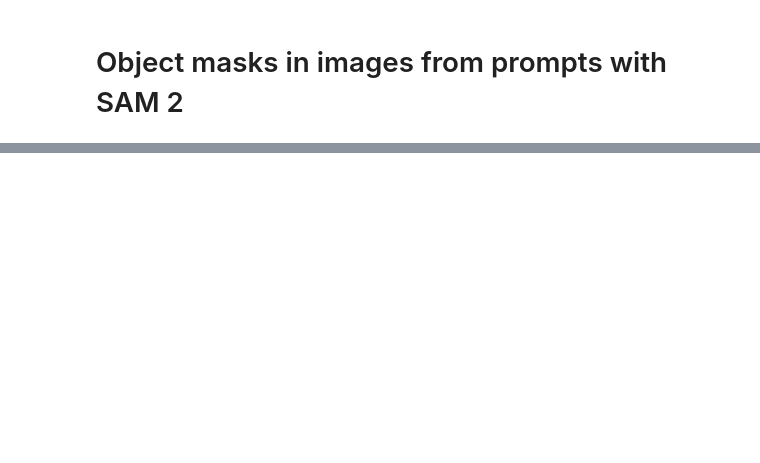
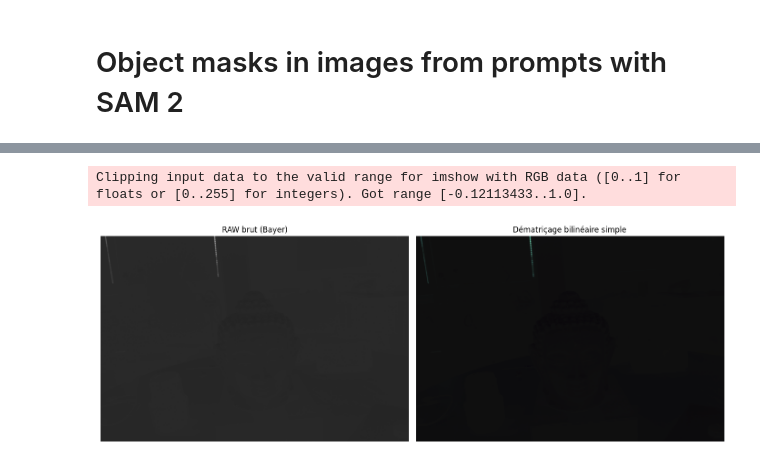
Before and after one commit to Romain-Malinge/Stray-light-elimination, a Jupyter notebook: differance.ipynb, the cells around one changed output, grey strips where cells are left out. Saved outputs shown, nothing was run; the diff lists cells and outputs as text; code cells hidden in the pictures; blank space fills up the shorter version.

```diff
--- a/differance.ipynb
+++ b/differance.ipynb
@@ -18,0 +98,6 @@ plt.imshow(light)
+# %%
+L_err = L_true - L_pred
+show_raw_and_bilinear(L_err)
+# %% [output]
+Clipping input data to the valid range for imshow with RGB data ([0..1] for floats or [0..255] for integers). Got range [-0.12113433..1.0].
+[figure, added]
```
Also changed, not shown: parts of 6 cells of this notebook.
